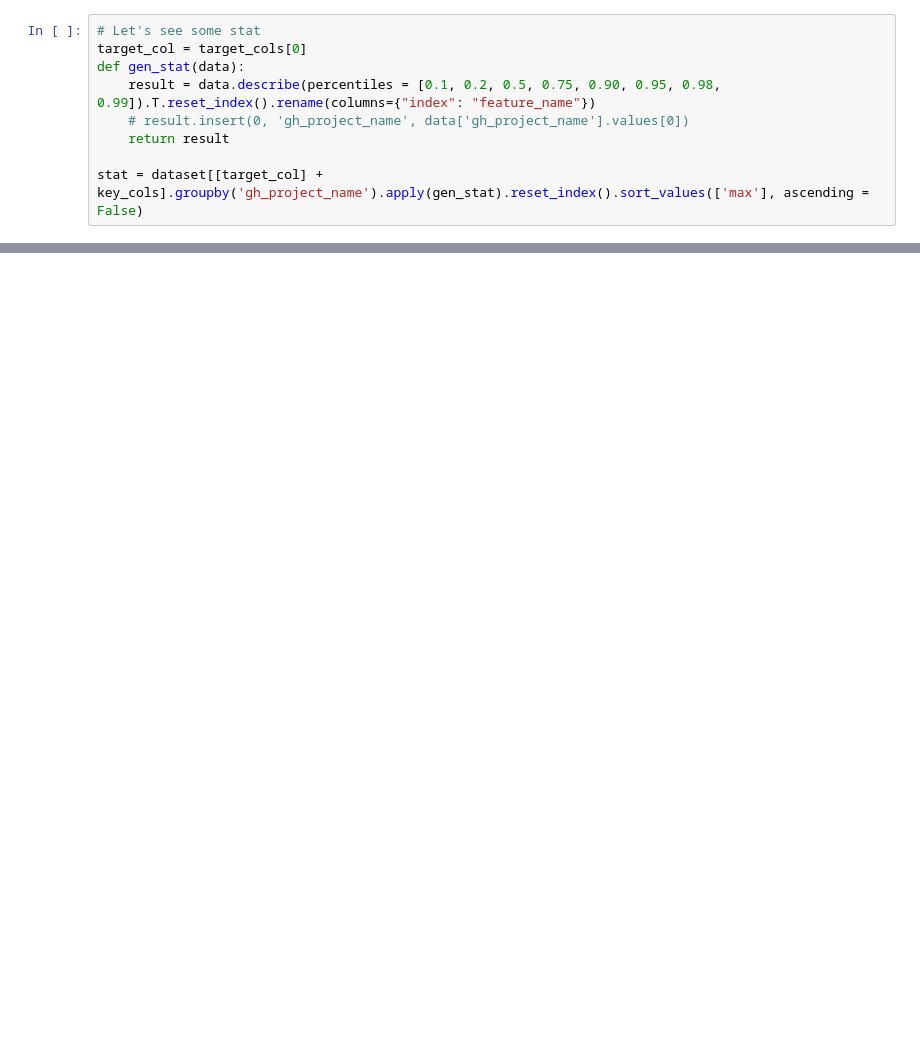
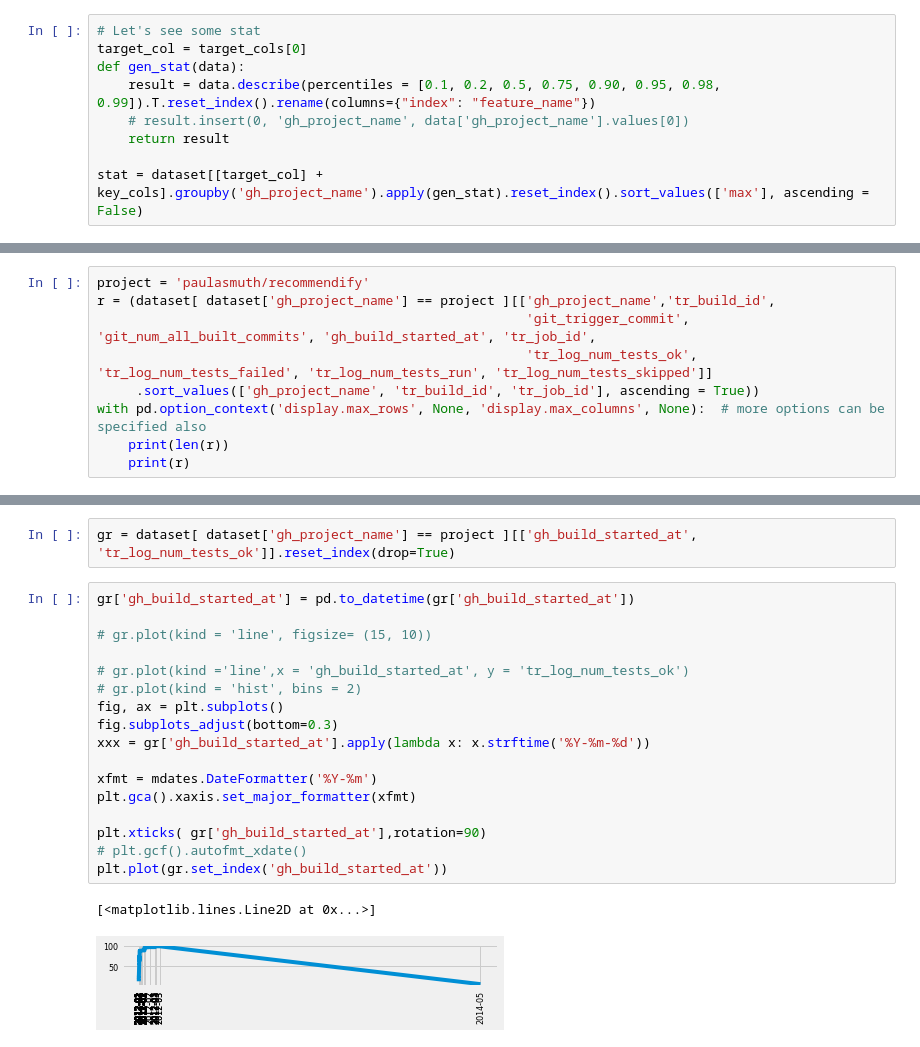
Before and after one commit to tawkirahmed/travis-log-mining, a Jupyter notebook: tawkir_week_4_analysis.ipynb, the cells around one changed output, grey strips where cells are left out. Saved outputs shown, nothing was run; the diff lists cells and outputs as text; blank space fills up the shorter version.

```diff
--- a/tawkir_week_4_analysis.ipynb
+++ b/tawkir_week_4_analysis.ipynb
@@ -89,0 +220,9 @@ for project, ax in zip(projects, axs.flat):
+# %%
+project = 'paulasmuth/recommendify'
+r = (dataset[ dataset['gh_project_name'] == project ][['gh_project_name','tr_build_id',
+                                                       'git_trigger_commit', 'git_num_all_built_commits', 'gh_build_started_at', 'tr_job_id',
+                                                       'tr_log_num_tests_ok', 'tr_log_num_tests_failed', 'tr_log_num_tests_run', 'tr_log_num_tests_skipped']]
+     .sort_values(['gh_project_name', 'tr_build_id', 'tr_job_id'], ascending = True))
+with pd.option_context('display.max_rows', None, 'display.max_columns', None):  # more options can be specified also
+    print(len(r))
+    print(r)
@@ -89,0 +247,22 @@ for project, ax in zip(projects, axs.flat):
+# %%
+gr = dataset[ dataset['gh_project_name'] == project ][['gh_build_started_at', 'tr_log_num_tests_ok']].reset_index(drop=True)
+# %%
+gr['gh_build_started_at'] = pd.to_datetime(gr['gh_build_started_at'])
+
+# gr.plot(kind = 'line', figsize= (15, 10))
+
+# gr.plot(kind ='line',x = 'gh_build_started_at', y = 'tr_log_num_tests_ok')
+# gr.plot(kind = 'hist', bins = 2)
+fig, ax = plt.subplots()
+fig.subplots_adjust(bottom=0.3)
+xxx = gr['gh_build_started_at'].apply(lambda x: x.strftime('%Y-%m-%d'))
+
+xfmt = mdates.DateFormatter('%Y-%m')
+plt.gca().xaxis.set_major_formatter(xfmt)
+
+plt.xticks( gr['gh_build_started_at'],rotation=90)
+# plt.gcf().autofmt_xdate()
+plt.plot(gr.set_index('gh_build_started_at'))
+# %% [output]
+[<matplotlib.lines.Line2D at 0x...>]
+[figure, added]
```
Also changed, not shown: parts of 25 cells of this notebook.
